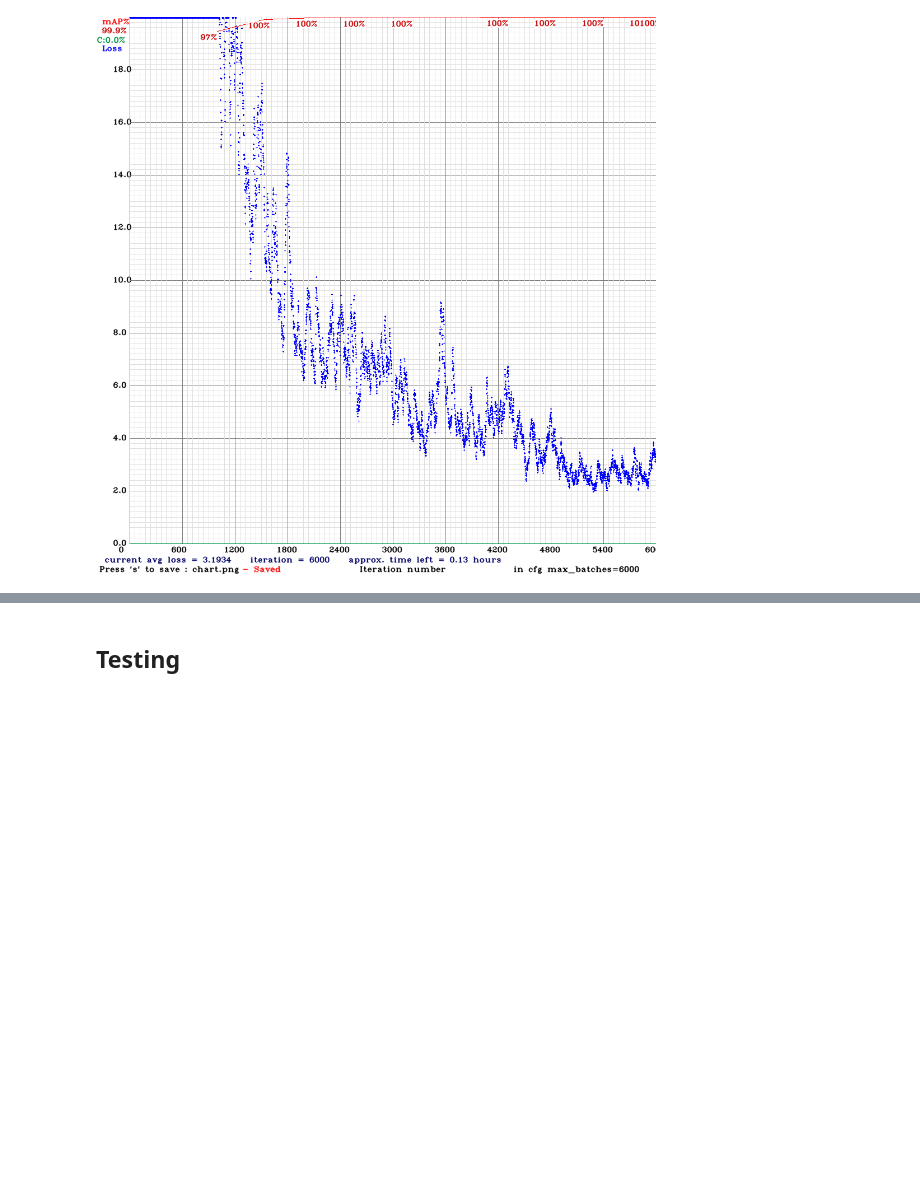
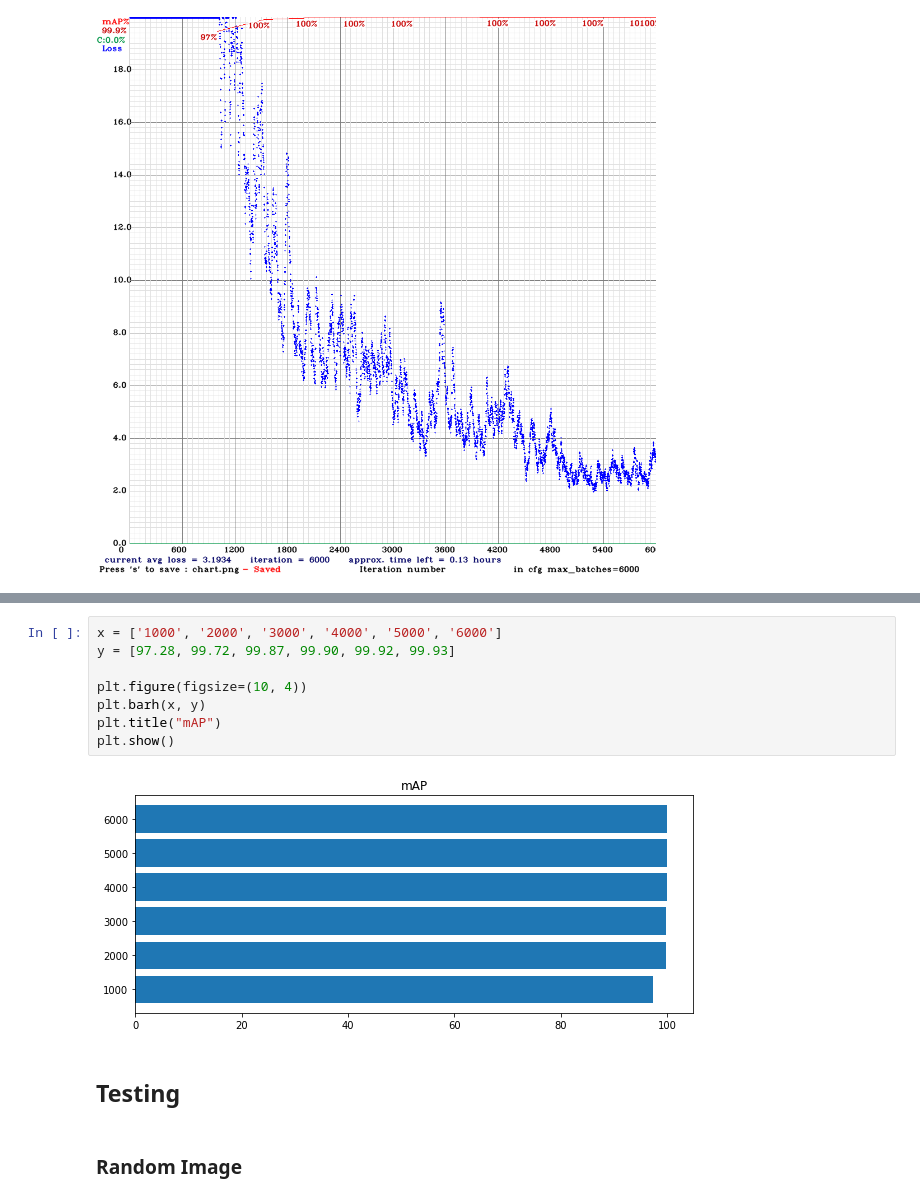
Before and after one commit to adityaeka26/darknet, a Jupyter notebook: parking.ipynb, the cells around one changed output, grey strips where cells are left out. Cells and saved outputs as stored; diff of their text form; blank space fills up the shorter version.

```diff
--- a/parking.ipynb
+++ b/parking.ipynb
@@ -128,5 +249,17 @@ Image(filename='chart_yolo-obj.png', width=800)
+# %%
+x = ['1000', '2000', '3000', '4000', '5000', '6000']
+y = [97.28, 99.72, 99.87, 99.90, 99.92, 99.93]
+
+plt.figure(figsize=(10, 4))
+plt.barh(x, y)
+plt.title("mAP")
+plt.show()
+# %% [output]
+[figure, added]
 # %% [markdown]
 ## Testing
+# %% [markdown]
+### Random Image
 # %%
 randomTestImage = testImages[randrange(len(testImages))]
 !darknet detector test pklot/obj.data pklot/yolo-obj.cfg -dont_show backup/yolo-obj_final.weights $randomTestImage -i 0 -thresh 0.25
```
Also changed, not shown: parts of 23 cells of this notebook, 4 other files.
